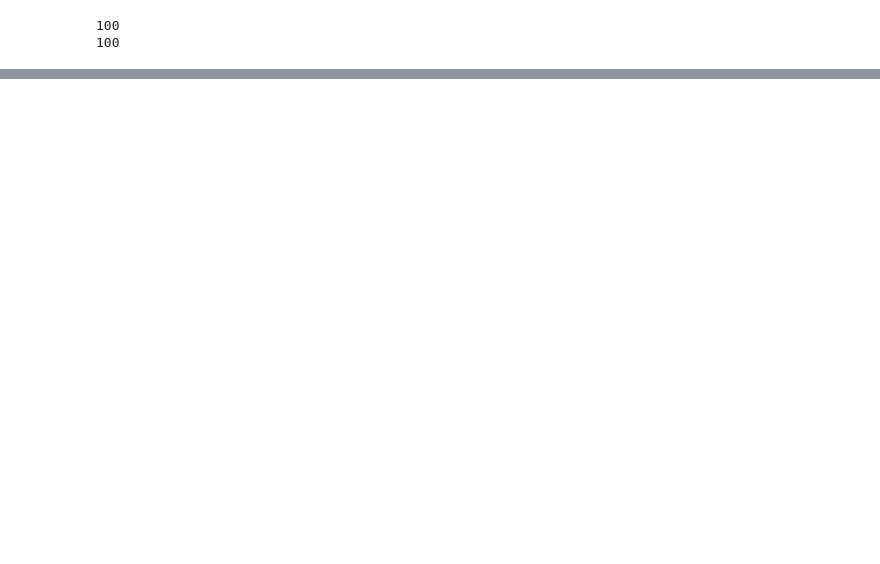
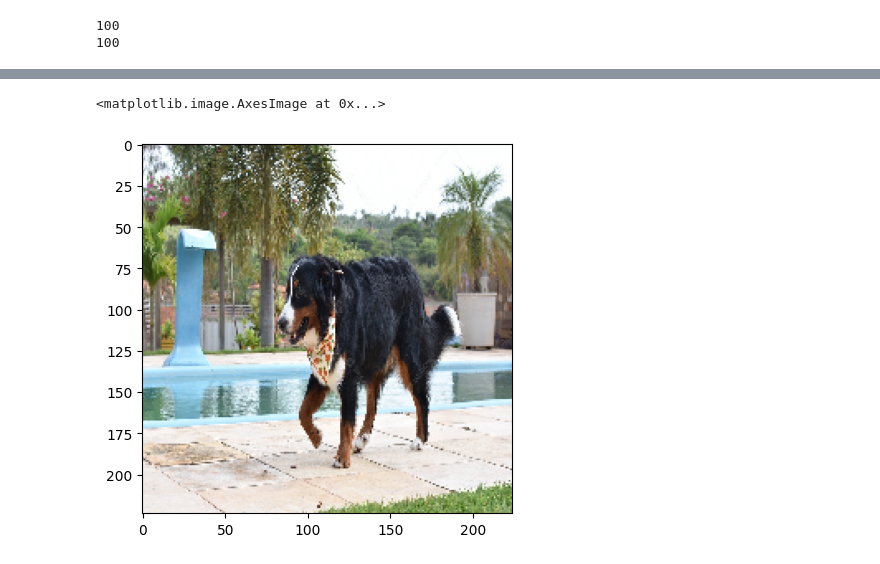
Before and after one commit to mperaltarj/transfer-learning, a Jupyter notebook: Transfer_learning_Project.ipynb, the cells around one changed output, grey strips where cells are left out. Cells and saved outputs as stored; diff of their text form; code cells hidden in the pictures; blank space fills up the shorter version.

```diff
--- a/Transfer_learning_Project.ipynb
+++ b/Transfer_learning_Project.ipynb
@@ -347,4 +349,6 @@ Test accuracy: 0.7333333492279053
 # %%
-img, x = get_image('/content/training/dogs/cao-pug-isolado-em-um-fundo-branco.jpg')
+img, x = get_image('/content/training/test/dog01.jpg')
+# Predict the class probabilities for the image
 probabilities = model_new.predict([x])
+plt.imshow(img)
 # %% [output]
@@ -351,0 +356,2 @@ probabilities = model_new.predict([x])
+<matplotlib.image.AxesImage at 0x...>
+[figure, added]
```
Also changed, not shown: parts of 18 cells of this notebook.
